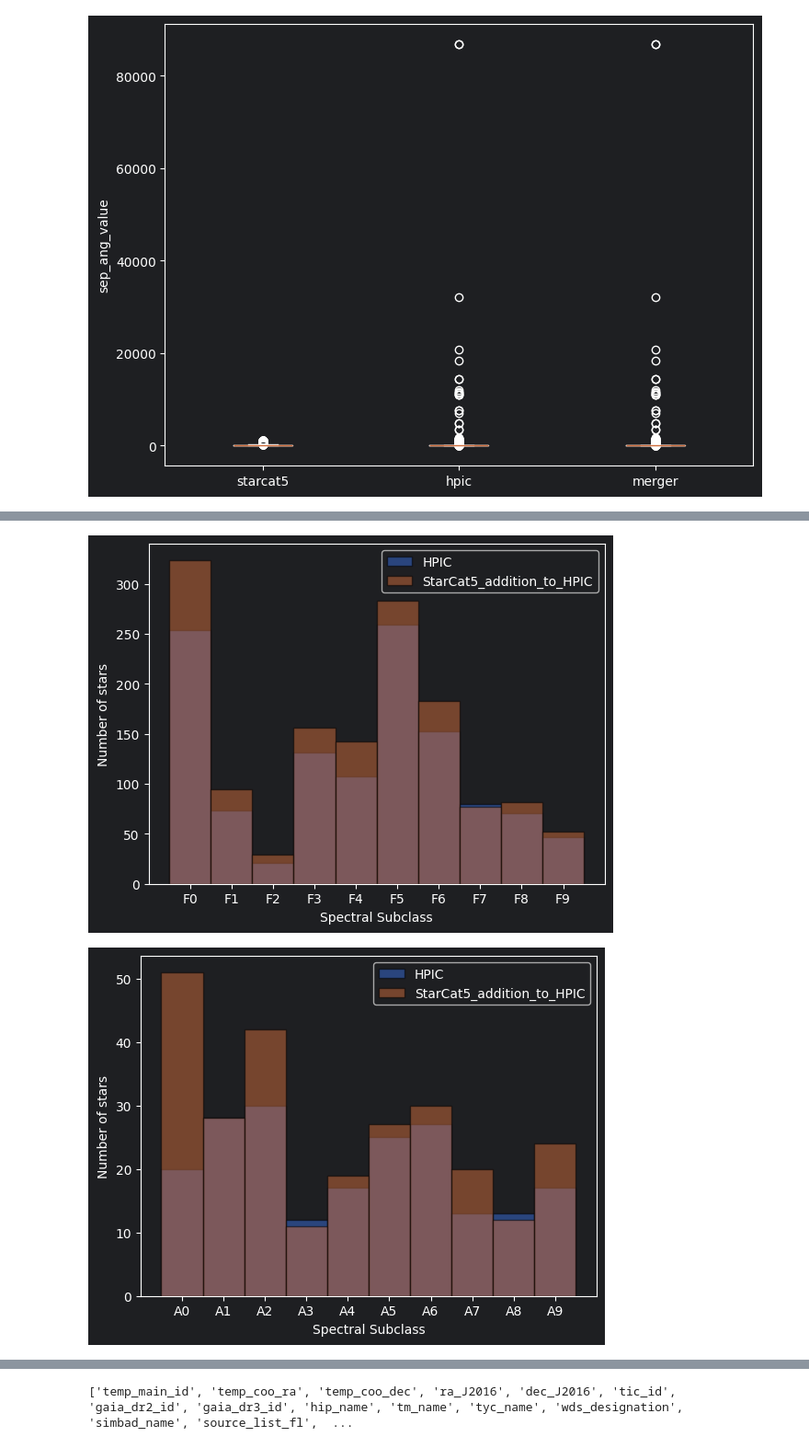
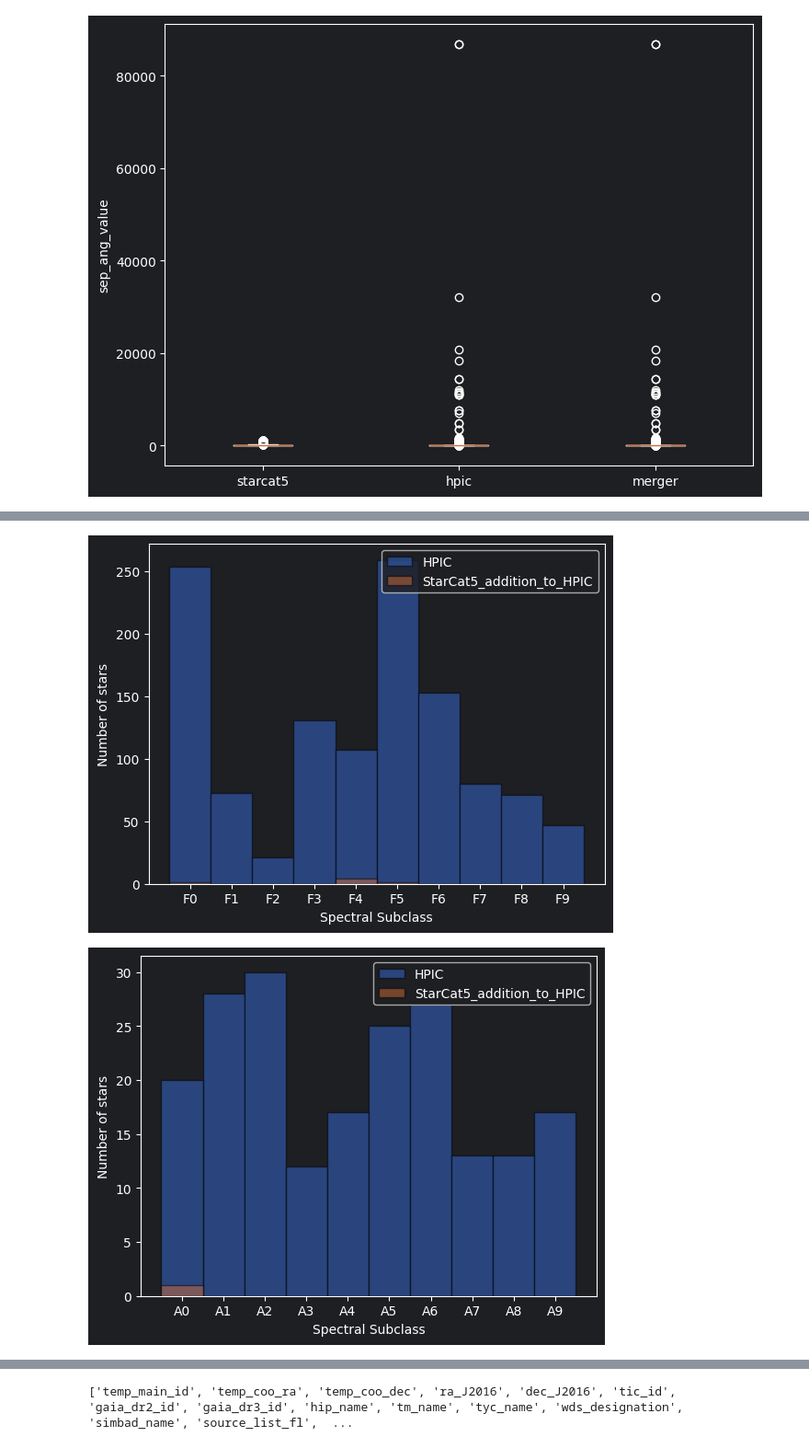
Before and after one commit to fmenti/life_td, a Jupyter notebook: data_generation/life_td_data_generation/catalog/starcat5_merger/NewProject.ipynb, the cells around one changed output, grey strips where cells are left out. Shown at 92% size. Drawn from its saved outputs; the diff is of its cells as text; code cells hidden in the pictures.

Commit message:
solved bug merger function

```diff
--- a/data_generation/life_td_data_generation/catalog/starcat5_merger/NewProject.ipynb
+++ b/data_generation/life_td_data_generation/catalog/starcat5_merger/NewProject.ipynb
@@ -375,24 +375,24 @@ def spec_dist_plot(catalogs,x):
 
     return
 
-spec_dist_plot([pre_merge_hpic, masked_starcat5],
+spec_dist_plot([pre_merge_hpic, pre_merge_starcat],
                ["M0", "M1", "M2", "M3", "M4", "M5", "M6", "M7", "M8", "M9"])
 
-spec_dist_plot([pre_merge_hpic, masked_starcat5],
+spec_dist_plot([pre_merge_hpic, pre_merge_starcat],
                ["K0", "K1", "K2", "K3", "K4", "K5", "K6", "K7", "K8", "K9"])
 
-spec_dist_plot([pre_merge_hpic, masked_starcat5],
+spec_dist_plot([pre_merge_hpic, pre_merge_starcat],
                ["G0", "G1", "G2", "G3", "G4", "G5", "G6", "G7", "G8", "G9"])
 
-spec_dist_plot([pre_merge_hpic, masked_starcat5],
+spec_dist_plot([pre_merge_hpic, pre_merge_starcat],
                ["F0", "F1", "F2", "F3", "F4", "F5", "F6", "F7", "F8", "F9"])
 
-spec_dist_plot([pre_merge_hpic, masked_starcat5],
+spec_dist_plot([pre_merge_hpic, pre_merge_starcat],
                ["A0", "A1", "A2", "A3", "A4", "A5", "A6", "A7", "A8", "A9"])
 
-spec_dist_plot([pre_merge_hpic, masked_starcat5],
+spec_dist_plot([pre_merge_hpic, pre_merge_starcat],
                ["B0", "B1", "B2", "B3", "B4", "B5", "B6", "B7", "B8", "B9"])
 
-spec_dist_plot([pre_merge_hpic, masked_starcat5],
+spec_dist_plot([pre_merge_hpic, pre_merge_starcat],
                ["O0", "O1", "O2", "O3", "O4", "O5", "O6", "O7", "O8", "O9"])
 # %% [output]
@@ -402,2 +402,2 @@ spec_dist_plot([pre_merge_hpic, masked_starcat5],
-[figure, old version]
+[figure, new version]
-[figure, old version]
+[figure, new version]
```
Also changed, not shown: parts of 6 cells of this notebook, 1 other file.
